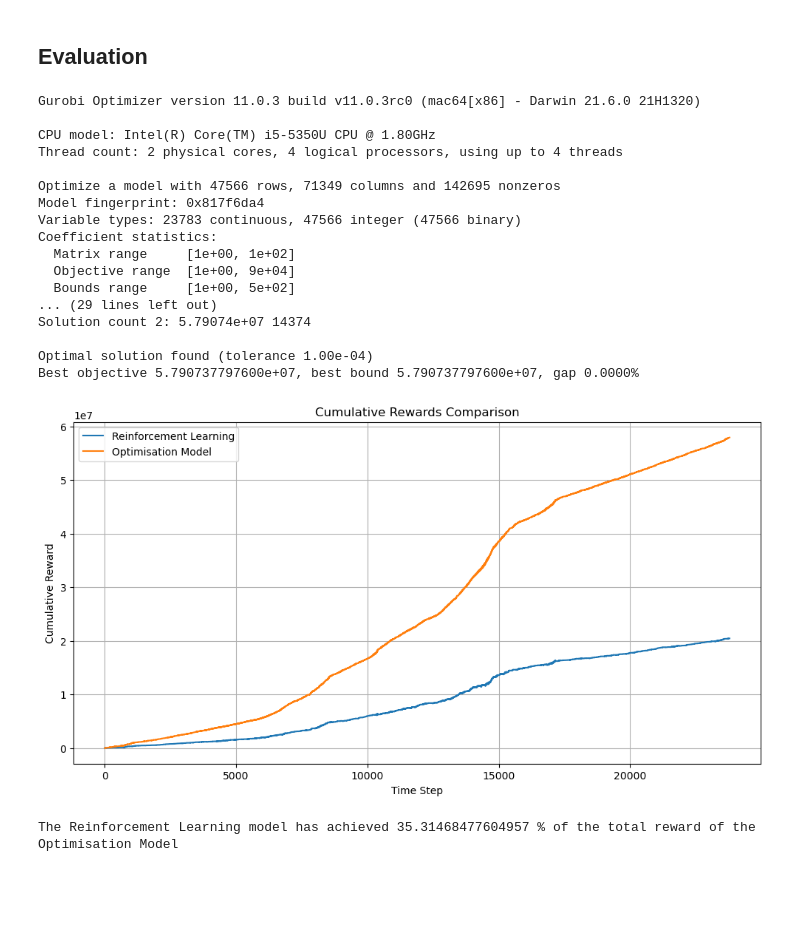
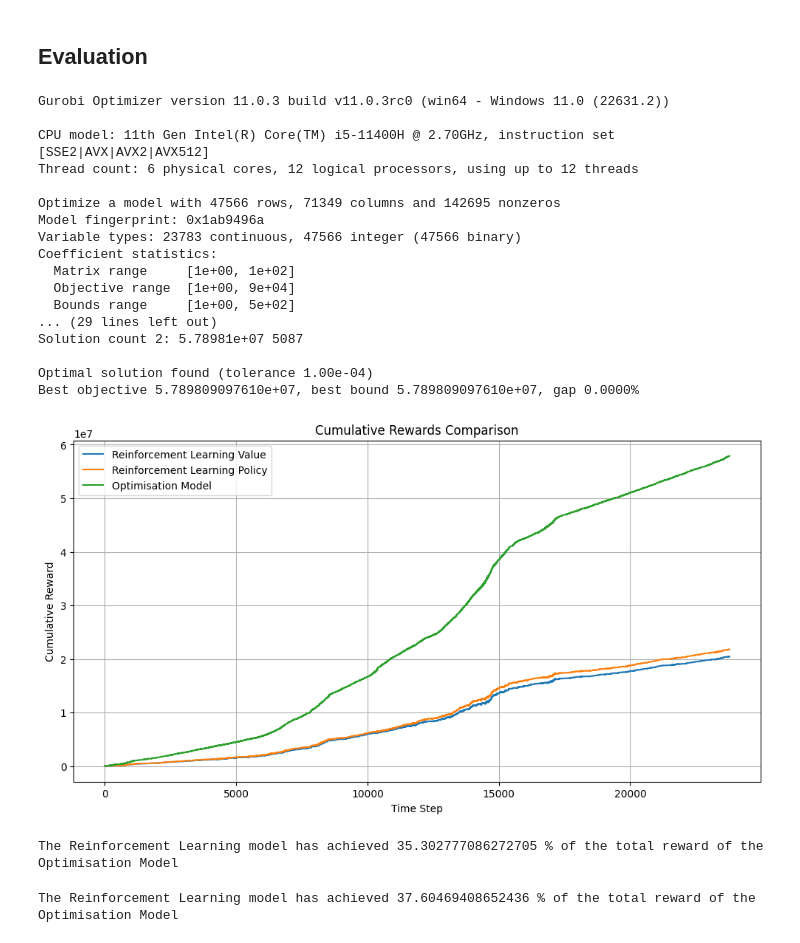
Before and after one commit to Max-f123/Machine_Learning_in_Energy_Systems, a Jupyter notebook: Assignment 03/Assignment_03.ipynb, the cells around one changed output. Drawn from its saved outputs; the diff is of its cells as text; code cells hidden in the pictures; blank space fills up the shorter version.

```diff
--- a/Assignment 03/Assignment_03.ipynb
+++ b/Assignment 03/Assignment_03.ipynb
@@ -10,7 +10,7 @@ import matplotlib.dates as mdates
 ## Data Handling
 # %%
 # Import csv file from data folder
-data = pd.read_csv('Data/Price.csv')
+data = pd.read_csv('Price.csv')
 
 # Explore data
 print("Columns of dataset:", data.columns)
@@ -410,11 +410,12 @@ class BatteryValueIteration:
 # %%
 # SOC levels and actions
 soc_levels = [0, 100, 200, 300, 400, 500]
+# soc_levels = [0, 100]
 actions = ["Charge", "Discharge", "Nothing"]
 price_dict = {'Very Low': 0.1, 'Low': 0.3, 'Normal': 0.5, 'High': 0.7,  'Very High': 0.9}
 price_categories = ['Very Low', 'Low', 'Normal', 'High', 'Very High']
 
 # Initialize and run value iteration
-optimizer = BatteryValueIteration(soc_levels, actions, price_dict, categorized_data, price_categories, transition_matrix, gamma=0.99, epsilon=0.1)
+optimizer = BatteryValueIteration(soc_levels, actions, price_dict, categorized_data, price_categories, transition_matrix, gamma=0.99, epsilon=1e-6,initial_SOC=0)
 optimizer.value_iteration()
 optimizer.test_on_data(categorized_data)
@@ -503,0 +824,13 @@ plt.show()
+# %%
+# Policy Iteration
+policy_optimizer = BatteryPolicyIteration2(soc_levels, actions, price_dict, price_categories, transition_matrix, gamma=0.99)
+policy_optimizer.policy_iteration()
+
+# Compare Policies and Value Functions
+print("\nPolicy Iteration - Policy:")
+for state, action in policy_optimizer.get_policy().items():
+    print(f"State: {state}, Policy: {action}")
+
+print("\nPolicy Iteration - Value Function:")
+for state, value in policy_optimizer.get_value_function().items():
+    print(f"State: {state}, Value: {value}")
@@ -523,7 +968,7 @@ import gurobipy as gp
 from gurobipy import GRB
 
 class OptimisationModel:
-    def __init__(self, price_series, init_SOC=200, max_SOC=500, efficiency=1.0):
+    def __init__(self, price_series, init_SOC=0, max_SOC=500, efficiency=1.0):
         self.price_t = price_series['Price']
         self.price_cat_t = price_series['Category']
         self.time = len(price_series)
@@ -580,38 +1025,44 @@ class OptimisationModel:
 # Run the optimisation model
 model = OptimisationModel(categorized_data)
 # %% [output]
-Gurobi Optimizer version 11.0.3 build v11.0.3rc0 (mac64[x86] - Darwin 21.6.0 21H1320)
+Gurobi Optimizer version 11.0.3 build v11.0.3rc0 (win64 - Windows 11.0 (22631.2))
 
-CPU model: Intel(R) Core(TM) i5-5350U CPU @ 1.80GHz
-Thread count: 2 physical cores, 4 logical processors, using up to 4 threads
+CPU model: 11th Gen Intel(R) Core(TM) i5-11400H @ 2.70GHz, instruction set [SSE2|AVX|AVX2|AVX512]
+Thread count: 6 physical cores, 12 logical processors, using up to 12 threads
 
 Optimize a model with 47566 rows, 71349 columns and 142695 nonzeros
-Model fingerprint: 0x817f6da4
+Model fingerprint: 0x1ab9496a
 Variable types: 23783 continuous, 47566 integer (47566 binary)
 Coefficient statistics:
   Matrix range     [1e+00, 1e+02]
   Objective range  [1e+00, 9e+04]
   Bounds range     [1e+00, 5e+02]
 ... (29 lines left out)
-Solution count 2: 5.79074e+07 14374
+Solution count 2: 5.78981e+07 5087
 
 Optimal solution found (tolerance 1.00e-04)
-Best objective 5.790737797600e+07, best bound 5.790737797600e+07, gap 0.0000%
+Best objective 5.789809097610e+07, best bound 5.789809097610e+07, gap 0.0000%
 # %%
 # Print the cumulative rewards of the optimisation model vs. the reinforcement learning model
 plt.figure(figsize=(12, 6))
-plt.plot(optimizer.rewards, label="Reinforcement Learning")
+plt.plot(optimizer.rewards, label="Reinforcement Learning Value")
+plt.plot(policy_optimizer.cumulative_rewards, label="Reinforcement Learning Policy")
 plt.plot(model.results["rewards"], label="Optimisation Model")
 plt.title("Cumulative Rewards Comparison")
 plt.xlabel("Time Step")
 plt.ylabel("Cumulative Reward")
 plt.legend()
 plt.grid(True)
 plt.show()
 # %% [output]
-[figure, old version]
+[figure, new version]
 # %%
 pourcerntage_of_total = optimizer.rewards[len(optimizer.rewards)-1]/model.results["rewards"][len(model.results["rewards"])-1]
 print("The Reinforcement Learning model has achieved", pourcerntage_of_total*100, "% of the total reward of the Optimisation Model")
 # %% [output]
-The Reinforcement Learning model has achieved 35.31468477604957 % of the total reward of the Optimisation Model
+The Reinforcement Learning model has achieved 35.302777086272705 % of the total reward of the Optimisation Model
+# %%
+pourcerntage_of_total = policy_optimizer.cumulative_rewards[len(policy_optimizer.cumulative_rewards)-1]/model.results["rewards"][len(model.results["rewards"])-1]
+print("The Reinforcement Learning model has achieved", pourcerntage_of_total*100, "% of the total reward of the Optimisation Model")
+# %% [output]
+The Reinforcement Learning model has achieved 37.60469408652436 % of the total reward of the Optimisation Model
```
Also changed, not shown: parts of 14 cells of this notebook.
